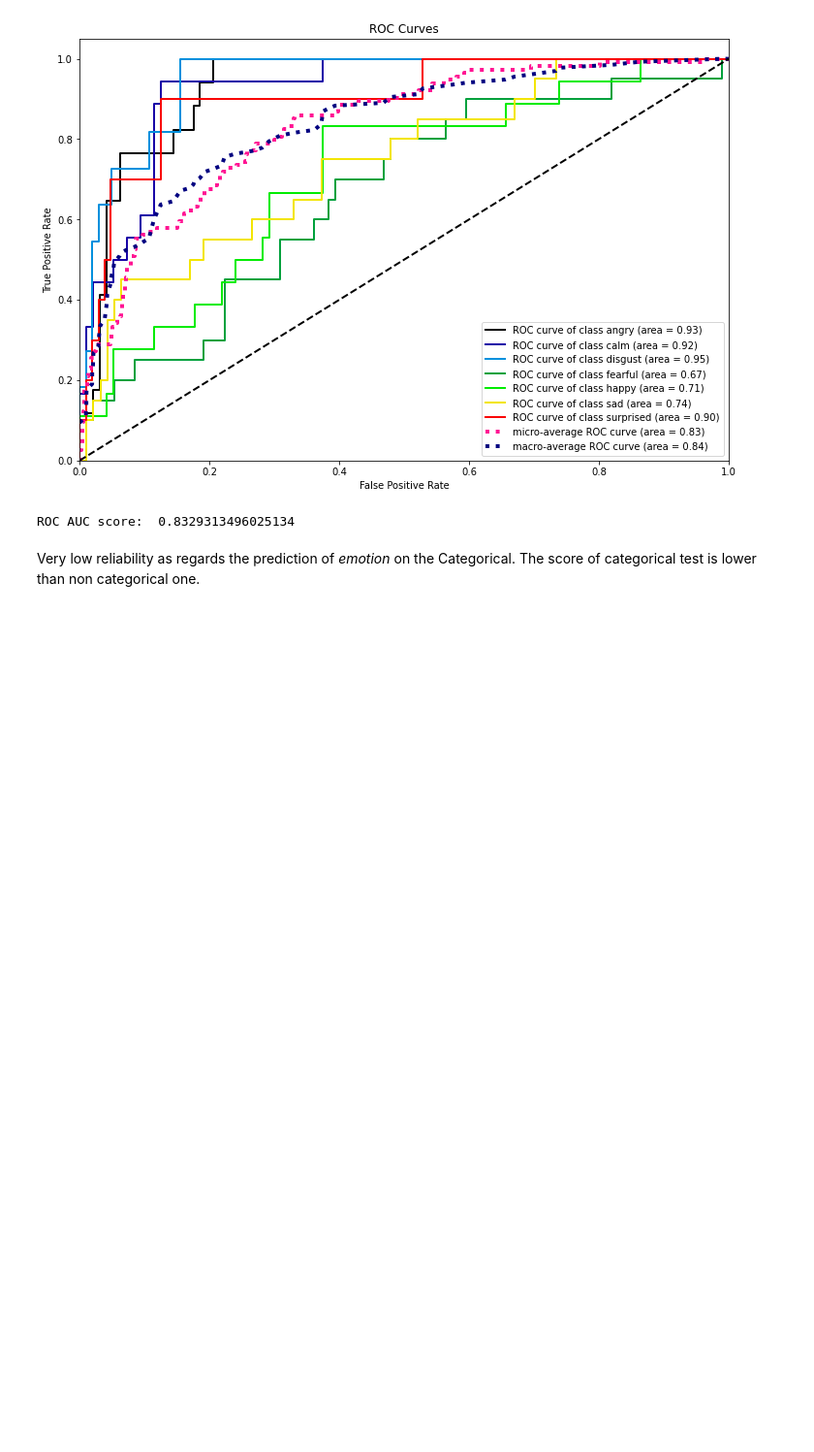
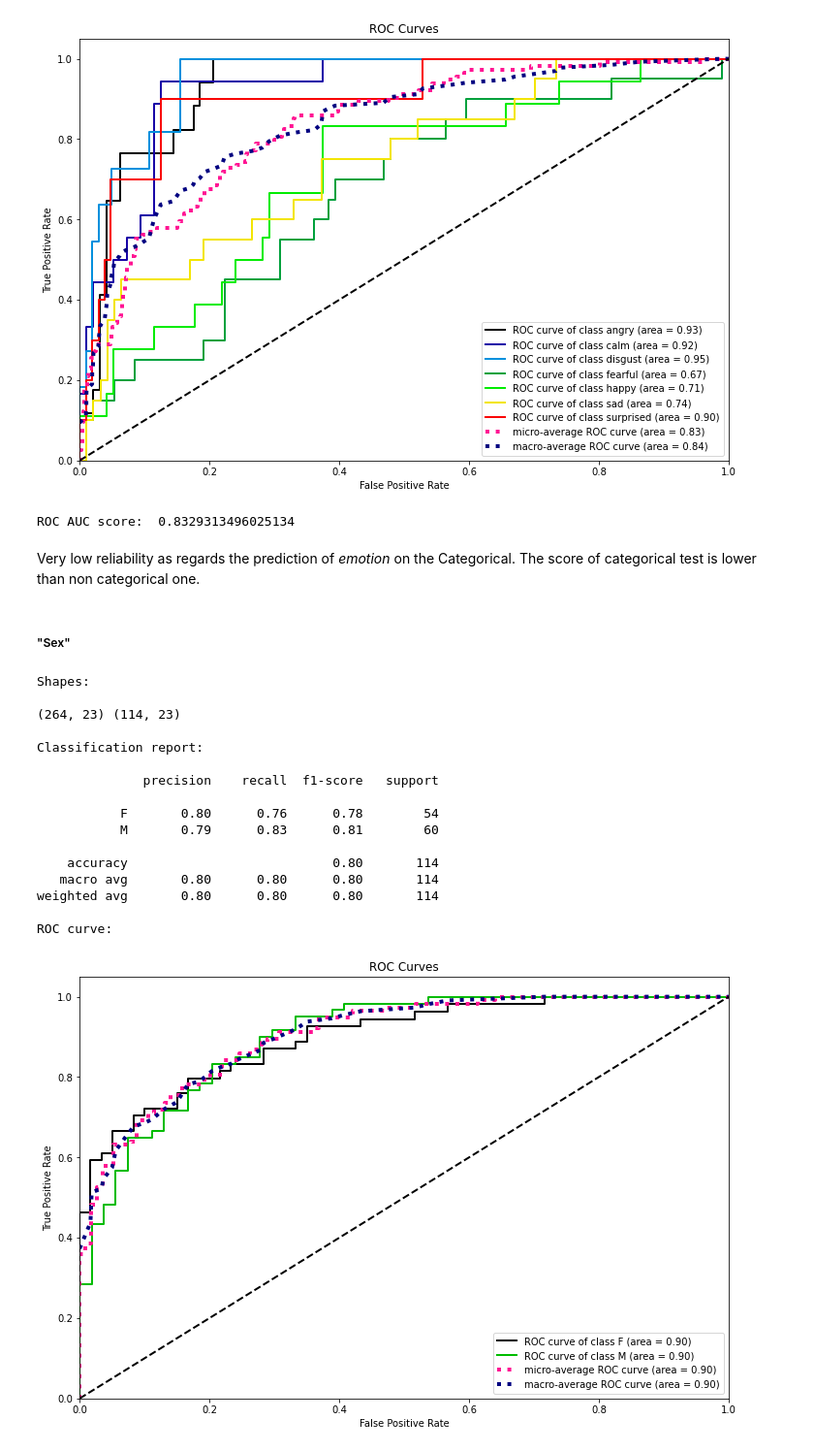
Before and after one commit to Claudio-95/DM22-23, a Jupyter notebook: Project_2nd part.ipynb, the cells around one changed output. Shown at 97% size. Saved outputs shown, nothing was run; the diff lists cells and outputs as text; code cells hidden in the pictures; blank space fills up the shorter version.

```diff
--- a/Project_2nd part.ipynb
+++ b/Project_2nd part.ipynb
@@ -216,8 +229,12 @@ def naive_bayes_cat(df, pred):
     y_pred = clf.predict(X_test_cat)
     print("\nClassification report:\n")
     print(classification_report(y_test, y_pred))
+    print("ROC curve:\n")
     # https://scikit-learn.org/stable/auto_examples/model_selection/plot_roc.html
     plt.rcParams["figure.figsize"] = [12, 8]
     plot_roc(y_test_noncat, clf.predict_proba(X_test_cat))
     plt.show()
-    print("ROC AUC score: ", roc_auc_score(y_test_noncat, clf.predict_proba(X_test_cat), multi_class="ovr", average="macro"))
+    try:
+        print("ROC AUC score: ", roc_auc_score(y_test_noncat, clf.predict_proba(X_test_cat), multi_class="ovr", average="macro"))
+    except ValueError:
+        pass
@@ -248,3 +265,26 @@ weighted avg       0.52      0.52      0.50       114
 ROC AUC score:  0.8329313496025134
 # %% [markdown]
 Very low reliability as regards the prediction of _emotion_ on the Categorical. The score of categorical test is lower than non categorical one.
+# %% [markdown]
+##### "Sex"
+# %%
+var_pred = "sex" # <--- this is the variable prediction parameter
+naive_bayes_cat(kids_strong, var_pred)
+# %% [output]
+Shapes:
+
+(264, 23) (114, 23)
+
+Classification report:
+
+              precision    recall  f1-score   support
+
+           F       0.80      0.76      0.78        54
+           M       0.79      0.83      0.81        60
+
+    accuracy                           0.80       114
+   macro avg       0.80      0.80      0.80       114
+weighted avg       0.80      0.80      0.80       114
+
+ROC curve:
+[figure, added]
```
Also changed, not shown: parts of 10 cells of this notebook.
